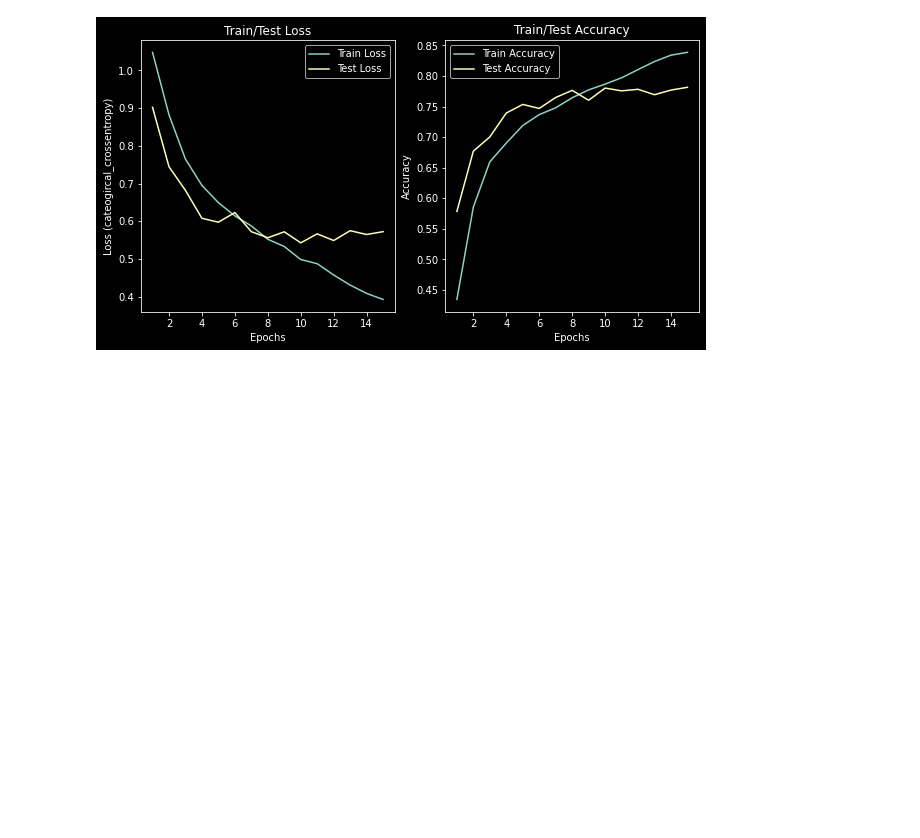
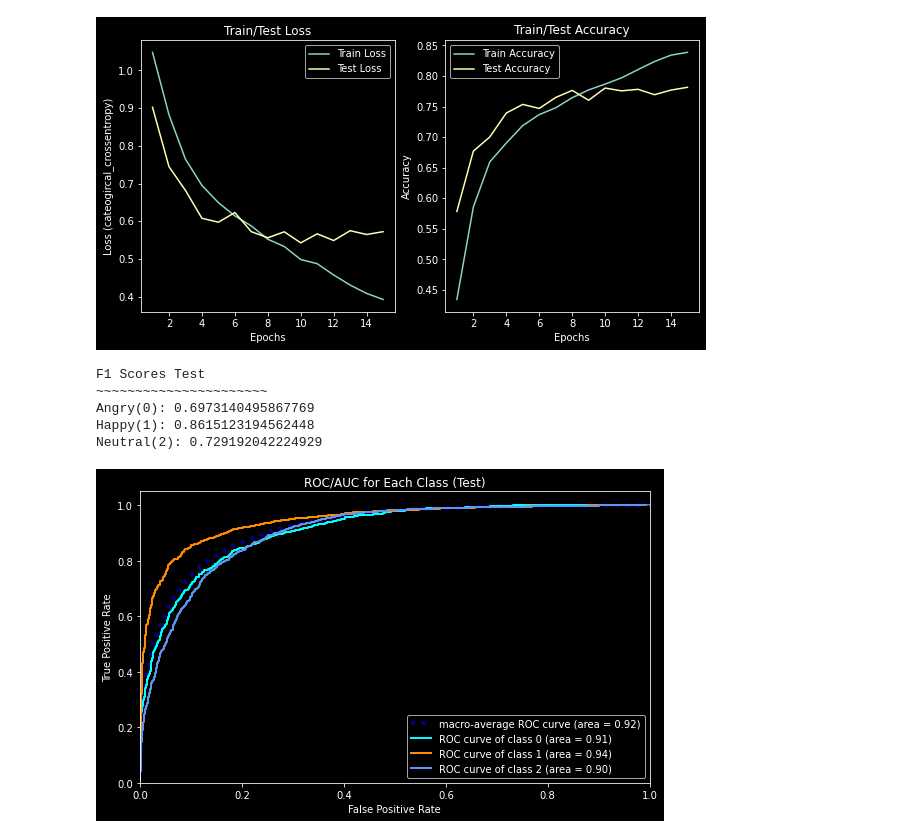
Before and after one commit to HeeebsInc/FaceMaskEmotionDetection, a Jupyter notebook: NormalEmotions.ipynb, the cells around one changed output. Drawn from its saved outputs; the diff is of its cells as text; code cells hidden in the pictures; blank space fills up the shorter version.

```diff
--- a/NormalEmotions.ipynb
+++ b/NormalEmotions.ipynb
@@ -107,3 +109,13 @@ Viz.plot_loss_accuracy(cnn_history, 'dark_background')
 # %% [output]
 [figure]
+# %%
+cnn = load_model('ModelWeights/Normal_Emotions.h5')
+Viz.plot_roc_auc(cnn, x_test, y_test, 'dark_background', 'emotion', path = 'Images/Normal_ROC.png')
+# %% [output]
+F1 Scores Test
+~~~~~~~~~~~~~~~~~~~~~~
+Angry(0): 0.6973140495867769
+Happy(1): 0.8615123194562448
+Neutral(2): 0.729192042224929
+[figure, added]
 # %%
```
Also changed, not shown: parts of 3 cells of this notebook, 7 other files.
